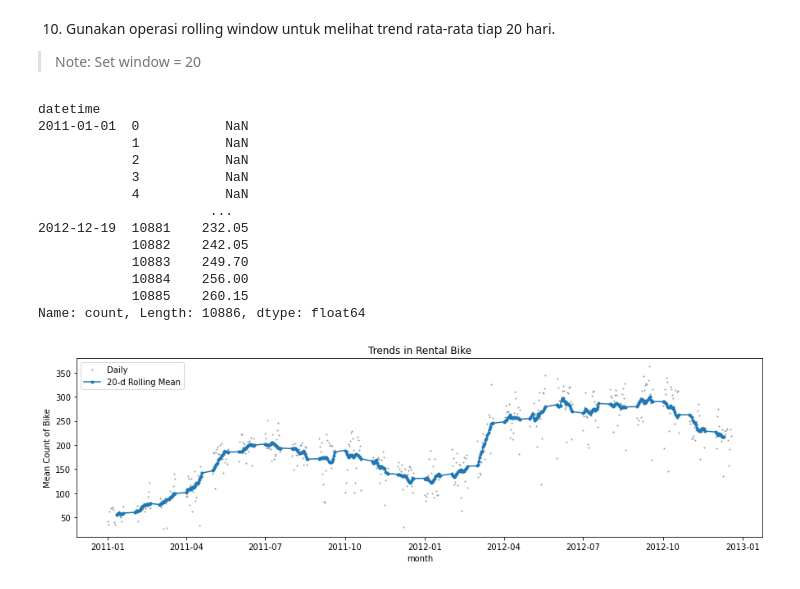
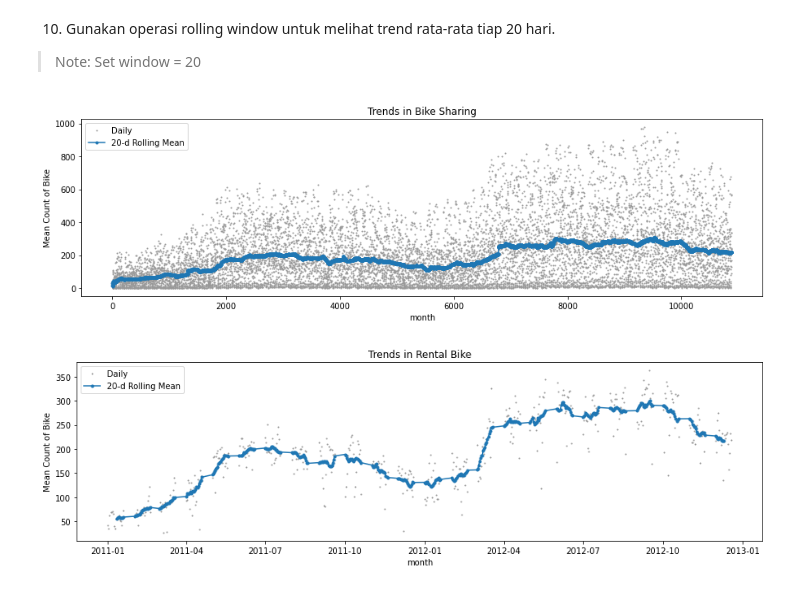
Before and after one commit to setia1011/pacmann, a Jupyter notebook: tasks-folder/setiadi-9LX7-advanced-data-manipulation-1.ipynb, the cells around one changed output. Cells and saved outputs as stored; diff of their text form; code cells hidden in the pictures.

```diff
--- a/tasks-folder/setiadi-9LX7-advanced-data-manipulation-1.ipynb
+++ b/tasks-folder/setiadi-9LX7-advanced-data-manipulation-1.ipynb
@@ -110,3 +110,4 @@ Trend diatas cukup menarik, terlihat peningkatan jumlah peminjaman sepeda terjad
 bike_sharing_weather_2011 = pd.read_csv('../data/bike_sharing_weather/weather_2011.csv')
 bike_sharing_weather_2012 = pd.read_csv('../data/bike_sharing_weather/weather_2012.csv')
 bike_sharing_weather = pd.concat([bike_sharing_weather_2011, bike_sharing_weather_2012])
+bike_sharing_weather['datetime'] = pd.to_datetime(bike_sharing_weather['datetime'])
@@ -158,8 +159,6 @@ bike_sharing_data
 Oke! datanya terlihat lebih baik. Sekarang kita coba lihat apakah musim dan cuaca berkorelasi terhadap jumlah peminjaman sepeda.
 # %% [markdown]
 7. Berapa banyak jumlah peminjaman sepeda tiap musimnya pada tahun 2011 dan 2012
-# %%
-bike_sharing_data['datetime'] = pd.to_datetime(bike_sharing_data['datetime'])
 # %%
 count_by_season = bike_sharing_data.groupby([bike_sharing_data['datetime'].dt.year.rename('year'), bike_sharing_data['season']])['count'].sum() # Inputkan kode disini
 count_by_season
@@ -235,20 +234,3 @@ daily_temp.plot(figsize=(12, 4))
 10. Gunakan operasi rolling window untuk melihat trend rata-rata tiap 20 hari.
 
 > Note: Set window = 20
-# %%
-dd = bike_sharing_data.groupby(bike_sharing_data['datetime'].dt.date)['count'].rolling(20).mean()
-dd
-# %% [output]
-datetime
-2011-01-01  0           NaN
-            1           NaN
-            2           NaN
-            3           NaN
-            4           NaN
-                      ...
-2012-12-19  10881    232.05
-            10882    242.05
-            10883    249.70
-            10884    256.00
-            10885    260.15
-Name: count, Length: 10886, dtype: float64
@@ -255,3 +241,22 @@ Name: count, Length: 10886, dtype: float64
+# %%
+# bike_sharing_data.set_index('datetime').rolling('20d').mean().reset_index() # bike_sharing_data.columns
+
+monthly_mean_count = bike_sharing_data.set_index('datetime').rolling('20d').mean().reset_index() # Inputkan kode disini
+
+fig, ax = plt.subplots(figsize=(15,4))
+
+ax.plot(bike_sharing_data['count'], marker='.', markersize=2, color='0.6',
+linestyle='None', label='Daily')
+
+ax.plot(monthly_mean_count.loc[:, 'count'],
+marker='.', linestyle='-', label='20-d Rolling Mean')
+
+ax.legend()
+ax.set_xlabel('month')
+ax.set_ylabel('Mean Count of Bike')
+ax.set_title('Trends in Bike Sharing');
+# %% [output]
+[figure, added]
 # %%
 bike_sharing_data['']
 # %%
```
Also changed, not shown: parts of 4 cells of this notebook, 7 other files.
